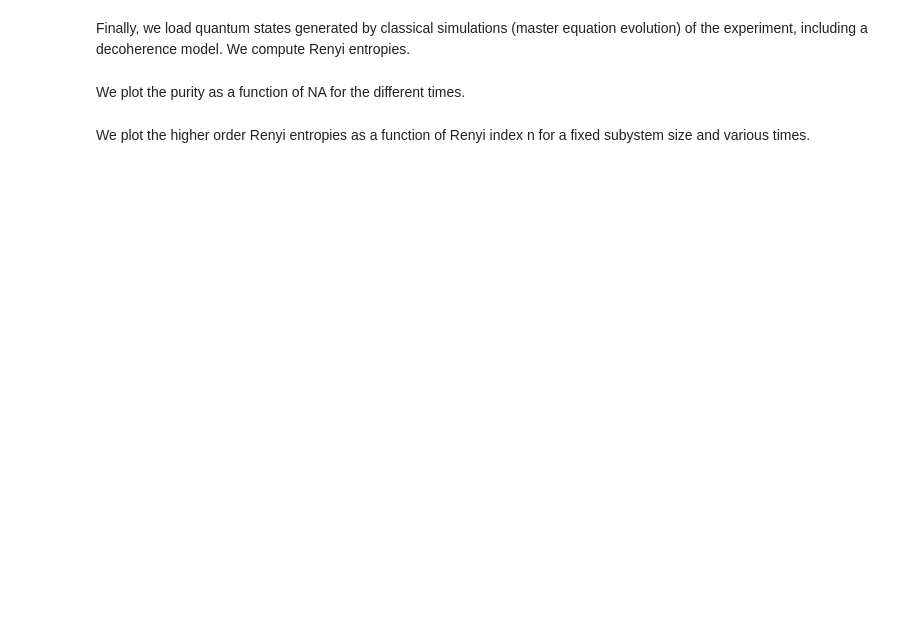
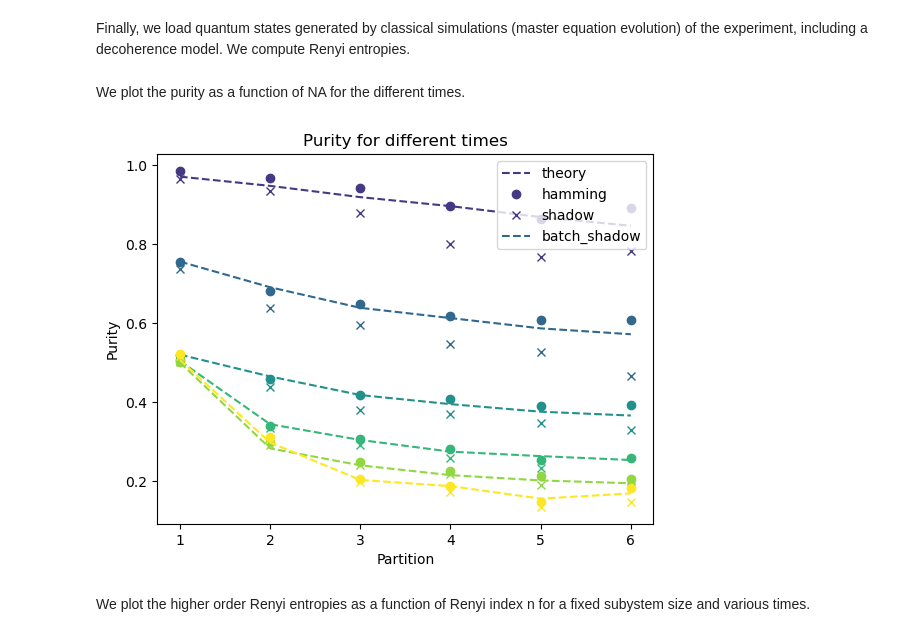
Before and after one commit to bvermersch/RandomMeas.jl, a Jupyter notebook: examples/BrydgesScience2019_struct.ipynb, the cells around one changed output. Saved outputs shown, nothing was run; the diff lists cells and outputs as text; code cells hidden in the pictures; blank space fills up the shorter version.

```diff
--- a/examples/BrydgesScience2019_struct.ipynb
+++ b/examples/BrydgesScience2019_struct.ipynb
@@ -12,8 +12,8 @@ ntimes = length(times)  # number of time points
 ξ = siteinds("Qubit", N); # site indices of the shadows
 
 # Parameters specifying the Renyi entropies of interest
-n = 6 # maximal Renyi index (n-th Renyi entropy)
-NAmax = 6; #maximal subsystem size. We always consider subsystems of the form [1,2,...,NA].
+k_max = 6 # maximal Renyi index (n-th Renyi entropy)
+NA_max = 6; #maximal subsystem size. We always consider subsystems of the form [1,2,...,NA].
 # %% [markdown]
 We now load the experimental randomized measurement data obtained in Brydges et al., Science 2018.
 # %%
@@ -38,9 +38,11 @@ Warning: Added 1 to all elements of the measurement results.
 # %% [markdown]
 We estimate the purity using the direct purity estimation formula presented Brydges et al., Science 2019 and using classical shadows Huang et al., Nat. Phys. 2020.
 # %%
-p_direct = zeros(Float64,ntimes,NAmax)
+p_direct = zeros(Float64,ntimes,NA_max)
+p_shadow = zeros(Float64,ntimes,NA_max)
 @showprogress for s in 1:ntimes
-    for NA in 1:NAmax
+    for NA in 1:NA_max
         p_direct[s,NA] = get_purity_direct(data[s],collect(1:NA))
+        p_shadow[s,NA] = get_purity_dense_shadows(data[s],collect(1:NA))
     end
 end
@@ -80,16 +80,16 @@ Finally, we load quantum states generated by classical simulations (master equat
 using MAT
 
 ρ = Vector{ITensor}()
-p = zeros(Float64,ntimes,NAmax,n-1)
-S = zeros(Float64,ntimes,NAmax,n-1)
-SvN = zeros(Float64,ntimes,NAmax)
+p = zeros(Float64,ntimes,NA_max,k_max-1)
+S = zeros(Float64,ntimes,NA_max,k_max-1)
+SvN = zeros(Float64,ntimes,NA_max)
 ITensors.disable_warn_order()
 
 for s in 1:ntimes
     qstate = matread("BrydgesScience2019data/rho_10_XY_10_-1.00_0.00"*string(times[s])*"_1_1_1_flr_1.mat")["rho"]
     qstate = reshape(qstate,tuple((2*ones(Int,2*N))...))
     push!(ρ,ITensor(qstate,vcat(ξ',ξ)))
-    for NA in 1:NAmax
+    for NA in 1:NA_max
         A = collect(1:NA)
         ρA = copy(ρ[s])
         for i in 1:N
@@ -97,7 +97,7 @@ for s in 1:ntimes
                 ρA *= δ(ξ[i],ξ[i]')
             end
         end
-        for nt in 2:n
+        for nt in 2:k_max
             p[s,NA,nt-1] = real(trace(power(ρA,nt),ξ[1:NA]))
             S[s,NA,nt-1]= log2(p[s,NA,nt-1])/(1-nt)
         end
@@ -110,22 +108,23 @@ We plot the purity as a function of NA for the different times.
 # %%
 using PyPlot
 
 clf()
 
 cm = get_cmap(:viridis)
 for s in 1:ntimes
-    plot(1:NAmax,p[s,:,1],"--",color=cm(s/ntimes))
-    plot(1:NAmax,p_direct[s,:],"o",color=cm(s/ntimes))
-    plot(1:NAmax,p_shadow[s,:],"x",color=cm(s/ntimes))
-    plot(1:NAmax,p_bshadow[s,:,1],"*",color=cm(s/ntimes))
+    plot(1:NA_max,p[s,:,1],"--",color=cm(s/ntimes))
+    plot(1:NA_max,p_direct[s,:],"o",color=cm(s/ntimes))
+    plot(1:NA_max,p_shadow[s,:],"x",color=cm(s/ntimes))
 end
 #yscale("log")
 xlabel("Partition")
 ylabel("Purity")
 legend(["theory","hamming","shadow","batch_shadow"])
 title("Purity for different times")
 
 gcf()
+# %% [output]
+[figure, added]
 # %% [markdown]
 We plot the higher order Renyi entropies as a function of Renyi index n for a fixed subystem size and various times.
 # %%
```
Also changed, not shown: parts of 21 cells of this notebook, 31 other files.
